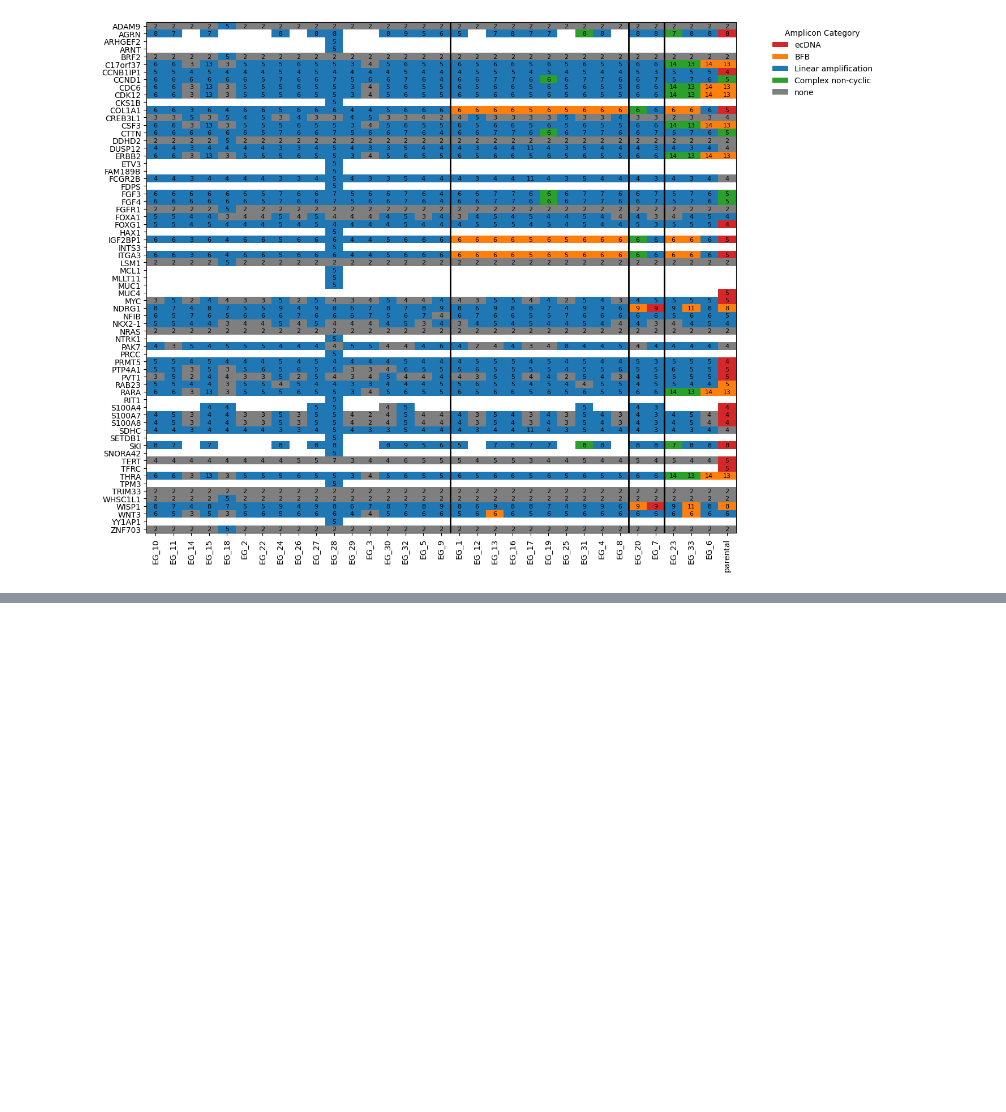
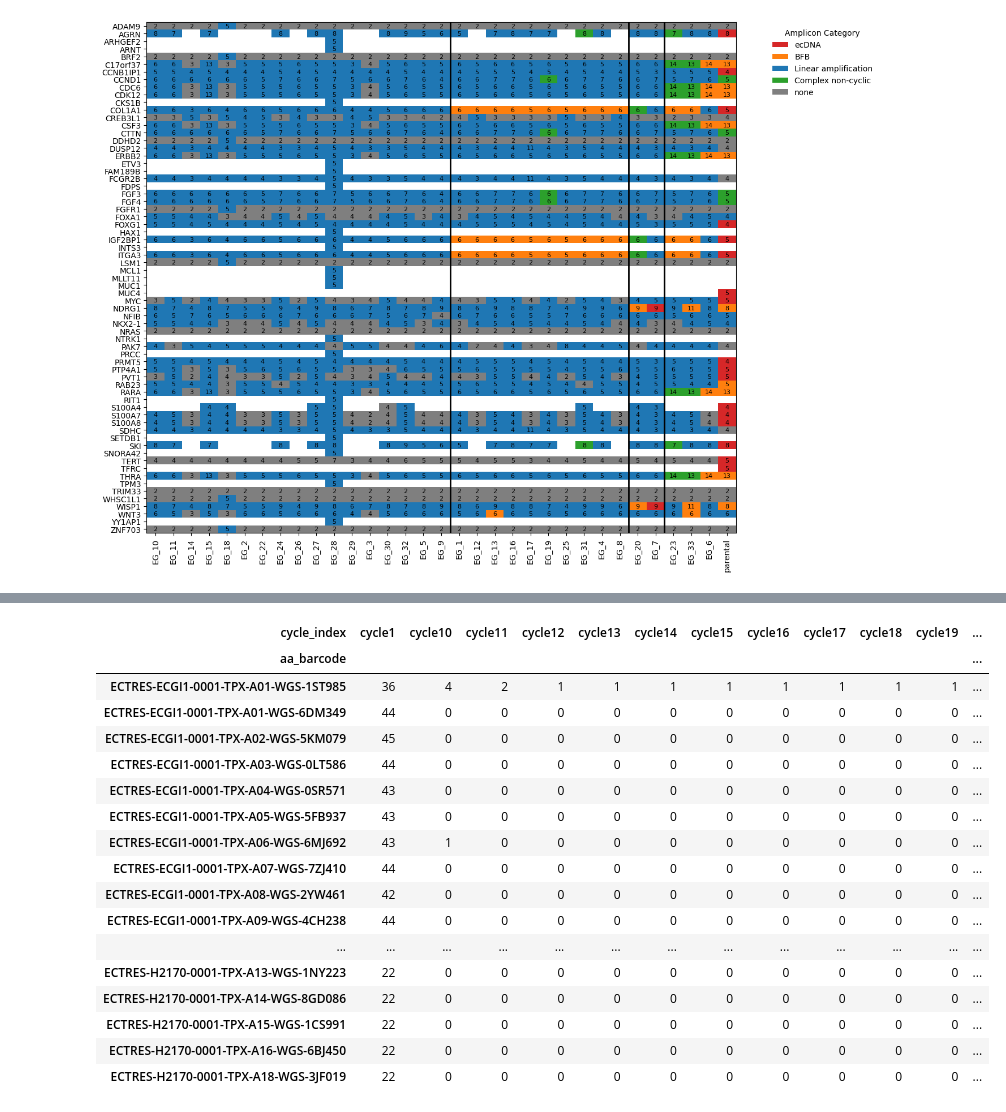
Before and after one commit to JiwonShon/ECTRES, a Jupyter notebook: Untitled.ipynb, the cells around one changed output, grey strips where cells are left out. Drawn from its saved outputs; the diff is of its cells as text; code cells hidden in the pictures; blank space fills up the shorter version.

Commit message:
ECGI10: annotated_cycles_files

```diff
--- a/Untitled.ipynb
+++ b/Untitled.ipynb
@@ -689,0 +695,13 @@ plt.show()
+# %%
+aa_cycles=pd.read_csv(f'{base_dir}/scratch-aaSuite_germline_ms-v1.3.8-GRCh37-minCN4.5-cnsizeMin50000--1X_20260224_annotated_cycles_files.csv')
+# (3626, 11)
+
+aa_cycles=pd.merge(aa_cycles, aaSuite_gemline_ms[['aa_barcode','amplicon_index','source_barcode','sample_id','amplicon_type']], how='left', on=['aa_barcode','amplicon_index'])
+print(aa_cycles.shape) #(3626, 14)
+
+
+aa_cycles_ECGI = aa_cycles[(aa_cycles['source_barcode']=='ECGI1')&(aa_cycles_ECGI['sample_id']!='EG_21')]
+
+print(aa_cycles_ECGI.shape) #(2901, 14)
+
+aa_cycles_ECGI.head(2)
@@ -689,0 +736,24 @@ plt.show()
+# %%
+# table = (
+aa_cycles.groupby(["aa_barcode", "cycle_index"]).size().unstack(fill_value=0)
+# )
+# table
+# %% [output]
+| cycle_index | cycle1 | cycle10 | cycle11 | cycle12 | cycle13 | cycle14 | cycle15 | cycle16 | cycle17 | cycle18 | cycle19 | ... |
+| aa_barcode |  |  |  |  |  |  |  |  |  |  |  | ... |
+| ECTRES-ECGI1-0001-TPX-A01-WGS-1ST985 | 36 | 4 | 2 | 1 | 1 | 1 | 1 | 1 | 1 | 1 | 1 | ... |
+| ECTRES-ECGI1-0001-TPX-A01-WGS-6DM349 | 44 | 0 | 0 | 0 | 0 | 0 | 0 | 0 | 0 | 0 | 0 | ... |
+| ECTRES-ECGI1-0001-TPX-A02-WGS-5KM079 | 45 | 0 | 0 | 0 | 0 | 0 | 0 | 0 | 0 | 0 | 0 | ... |
+| ECTRES-ECGI1-0001-TPX-A03-WGS-0LT586 | 44 | 0 | 0 | 0 | 0 | 0 | 0 | 0 | 0 | 0 | 0 | ... |
+| ECTRES-ECGI1-0001-TPX-A04-WGS-0SR571 | 43 | 0 | 0 | 0 | 0 | 0 | 0 | 0 | 0 | 0 | 0 | ... |
+| ECTRES-ECGI1-0001-TPX-A05-WGS-5FB937 | 43 | 0 | 0 | 0 | 0 | 0 | 0 | 0 | 0 | 0 | 0 | ... |
+| ECTRES-ECGI1-0001-TPX-A06-WGS-6MJ692 | 43 | 1 | 0 | 0 | 0 | 0 | 0 | 0 | 0 | 0 | 0 | ... |
+| ECTRES-ECGI1-0001-TPX-A07-WGS-7ZJ410 | 44 | 0 | 0 | 0 | 0 | 0 | 0 | 0 | 0 | 0 | 0 | ... |
+| ECTRES-ECGI1-0001-TPX-A08-WGS-2YW461 | 42 | 0 | 0 | 0 | 0 | 0 | 0 | 0 | 0 | 0 | 0 | ... |
+| ECTRES-ECGI1-0001-TPX-A09-WGS-4CH238 | 44 | 0 | 0 | 0 | 0 | 0 | 0 | 0 | 0 | 0 | 0 | ... |
+| ... | ... | ... | ... | ... | ... | ... | ... | ... | ... | ... | ... | ... |
+| ECTRES-H2170-0001-TPX-A13-WGS-1NY223 | 22 | 0 | 0 | 0 | 0 | 0 | 0 | 0 | 0 | 0 | 0 | ... |
+| ECTRES-H2170-0001-TPX-A14-WGS-8GD086 | 22 | 0 | 0 | 0 | 0 | 0 | 0 | 0 | 0 | 0 | 0 | ... |
+| ECTRES-H2170-0001-TPX-A15-WGS-1CS991 | 22 | 0 | 0 | 0 | 0 | 0 | 0 | 0 | 0 | 0 | 0 | ... |
+| ECTRES-H2170-0001-TPX-A16-WGS-6BJ450 | 22 | 0 | 0 | 0 | 0 | 0 | 0 | 0 | 0 | 0 | 0 | ... |
+| ECTRES-H2170-0001-TPX-A18-WGS-3JF019 | 22 | 0 | 0 | 0 | 0 | 0 | 0 | 0 | 0 | 0 | 0 | ... |
```
Also changed, not shown: parts of 7 cells of this notebook.
